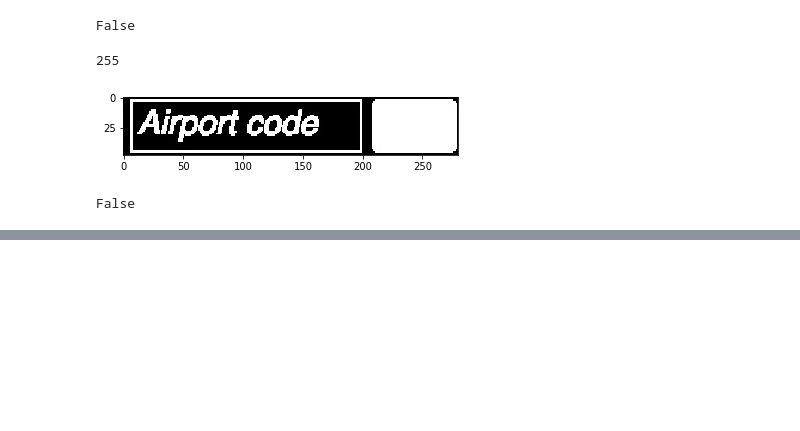
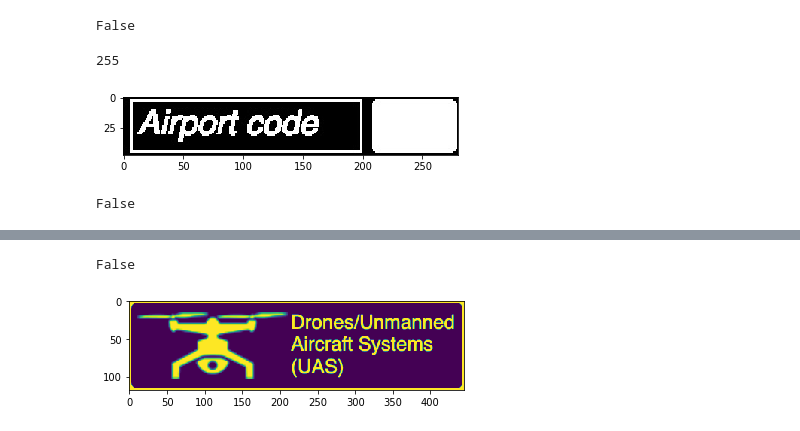
Before and after one commit to WaleedHashmi/JS-Cleaner, a Jupyter notebook: Comparison/Untitled.ipynb, the cells around one changed output, grey strips where cells are left out. Cells and saved outputs as stored; diff of their text form; code cells hidden in the pictures; blank space fills up the shorter version.

```diff
--- a/Comparison/Untitled.ipynb
+++ b/Comparison/Untitled.ipynb
@@ -405,0 +417,12 @@ False
+# %%
+img1 = cv2.imread ("/Users/waleed/Desktop/screenshoth2-class-visuallyHidden.png",0)
+# cv2.imwrite ("tmp.jpg", img1,1)
+# img1 = cv2.imread ("tmp.jpg")
+
+plt.imshow(img1)
+
+result = find_image (img0,img1)
+print (result)
+# %% [output]
+False
+[figure, added]
```
Also changed, not shown: parts of 9 cells of this notebook, 7 other files.
